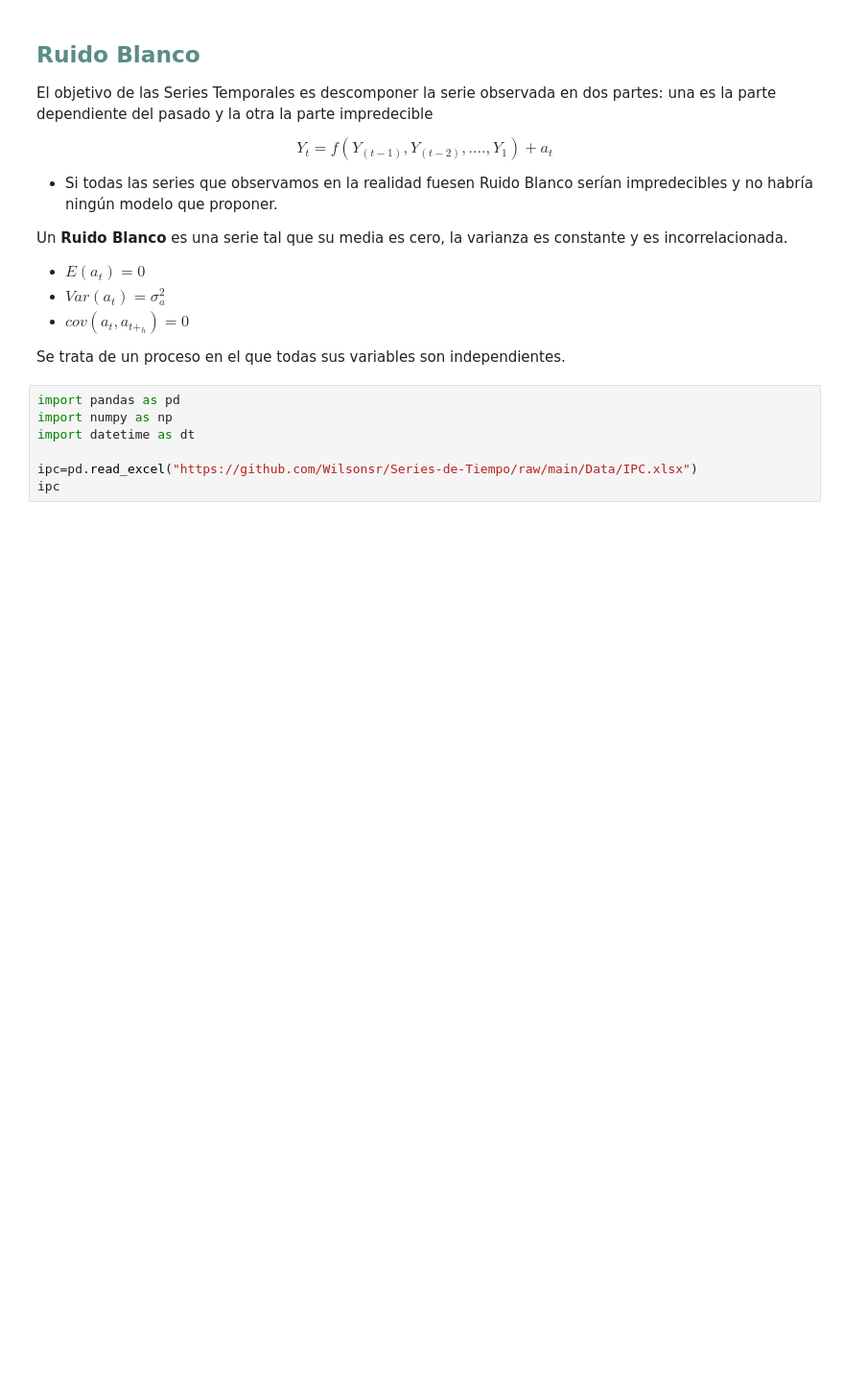
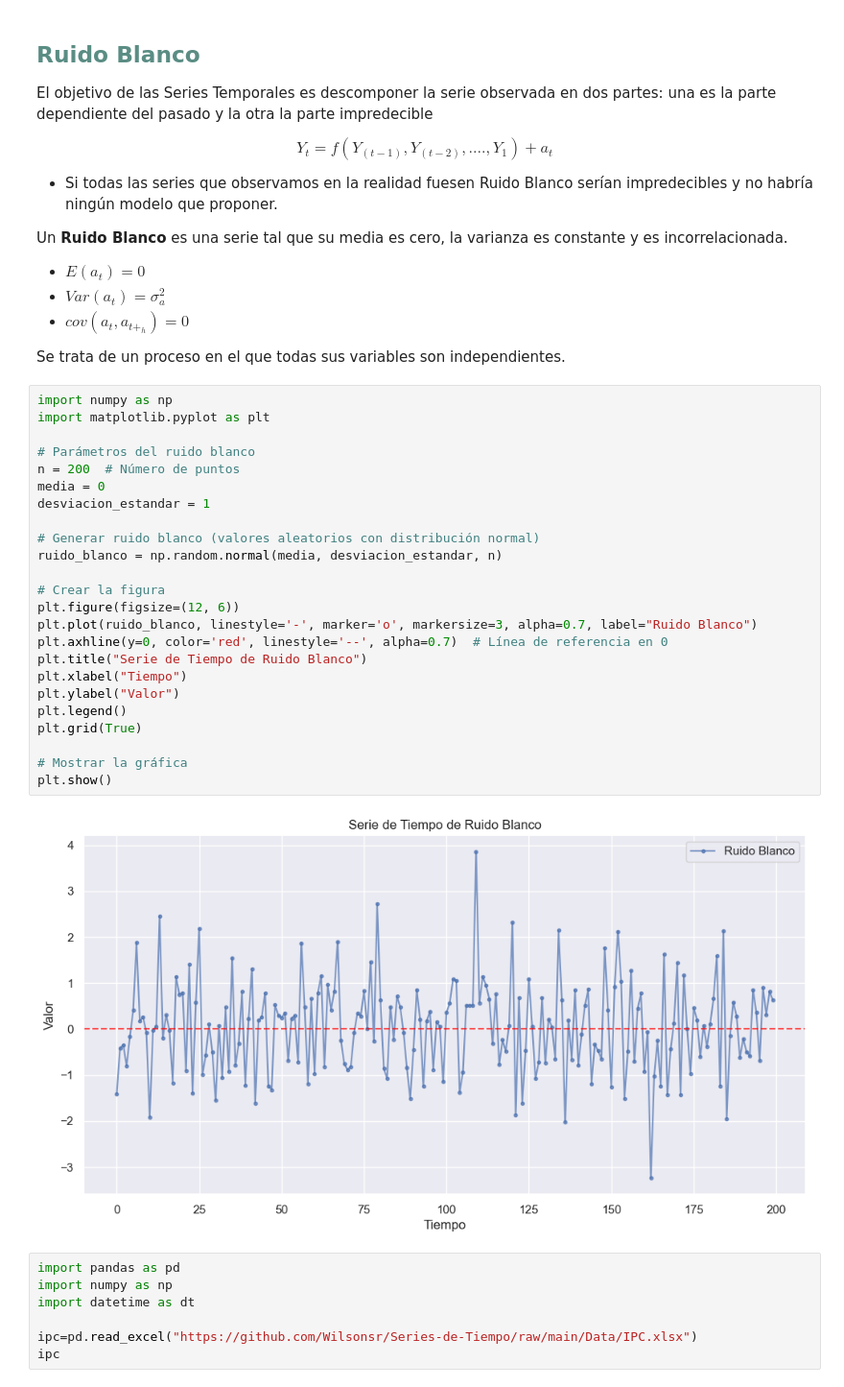
Before and after one commit to Wilsonsr/Series-de-Tiempo, a Jupyter notebook: Cuadernos Python/1_Introduccion.ipynb, the cells around one changed output. Shown at 96% size. Cells and saved outputs as stored; diff of their text form; blank space fills up the shorter version.

```diff
--- a/Cuadernos Python/1_Introduccion.ipynb
+++ b/Cuadernos Python/1_Introduccion.ipynb
@@ -644,6 +656,32 @@ Un **Ruido Blanco** es una serie tal que su media es cero, la varianza es consta
 
 
 Se trata de un proceso en el que todas sus variables son independientes.
+# %%
+import numpy as np
+import matplotlib.pyplot as plt
+
+# Parámetros del ruido blanco
+n = 200  # Número de puntos
+media = 0
+desviacion_estandar = 1
+
+# Generar ruido blanco (valores aleatorios con distribución normal)
+ruido_blanco = np.random.normal(media, desviacion_estandar, n)
+
+# Crear la figura
+plt.figure(figsize=(12, 6))
+plt.plot(ruido_blanco, linestyle='-', marker='o', markersize=3, alpha=0.7, label="Ruido Blanco")
+plt.axhline(y=0, color='red', linestyle='--', alpha=0.7)  # Línea de referencia en 0
+plt.title("Serie de Tiempo de Ruido Blanco")
+plt.xlabel("Tiempo")
+plt.ylabel("Valor")
+plt.legend()
+plt.grid(True)
+
+# Mostrar la gráfica
+plt.show()
+# %% [output]
+[figure, added]
 # %%
 import pandas as pd
 import numpy as np
```
Also changed, not shown: parts of 3 cells of this notebook.
